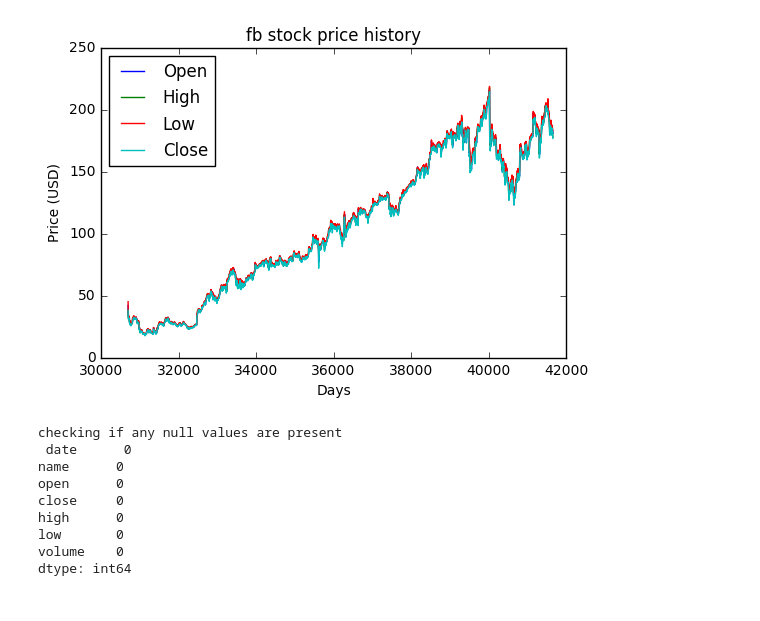
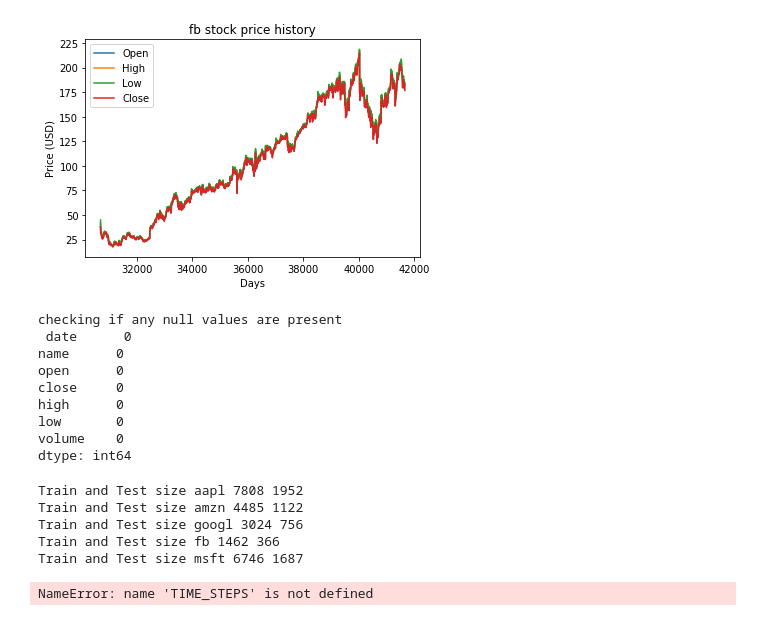
Before and after one commit to ronlaniado/HackBU2020, a Jupyter notebook: Model.ipynb, the cells around one changed output. Cells and saved outputs as stored; diff of their text form; code cells hidden in the pictures.

Commit message:
some changes to the model and the datasets used

```diff
--- a/Model.ipynb
+++ b/Model.ipynb
@@ -1,9 +1,8 @@
 # %%
 import os
 import pandas as pd
-df_stocks = pd.read_csv("big_five_stocks.csv", engine='python').query('name != "^IXIC"')
-df_stocks.query('name == "AAPL"')
-df_msft = df_stocks.query('name == "MSFT"')
-df_fb = df_stocks.query('name == "FB"')
-df_googl = df_stocks.query('name == "GOOGL"')
-df_amzn = df_stocks.query('name == "AMZN"')
+df_aapl = pd.read_csv("AAPL.csv", engine='python')
+df_msft = pd.read_csv("MSFT.csv", engine='python')
+df_fb = pd.read_csv("FB.csv", engine='python')
+df_googl = pd.read_csv("GOOGL.csv", engine='python')
+df_amzn = pd.read_csv("AMZN.csv", engine='python')
@@ -101,17 +98,17 @@ volume    0
 dtype: int64
 # %%
-plt.plot(df_fb["open"])
-plt.plot(df_fb["close"])
-plt.plot(df_fb["high"])
-plt.plot(df_fb["low"])
+plt.plot(df_fb["Open"])
+plt.plot(df_fb["Close"])
+plt.plot(df_fb["High"])
+plt.plot(df_fb["Low"])
 plt.title('fb stock price history')
 plt.ylabel('Price (USD)')
 plt.xlabel('Days')
 plt.legend(['Open','High','Low','Close'], loc='upper left')
 plt.show()
 print("checking if any null values are present\n", df_fb.isnull().sum())
 # %% [output]
-[figure, old version]
+[figure, new version]
 checking if any null values are present
  date      0
 name      0
@@ -122,37 +119,53 @@ low       0
 volume    0
 dtype: int64
 # %%
-from sklearn.prepocessing import MinMaxScaler
+from sklearn.preprocessing import MinMaxScaler
 from sklearn.model_selection import train_test_split
+try:  # SciPy >= 0.19
+    from scipy.special import comb, logsumexp
+except ImportError:
+    from scipy.misc import comb, logsumexp  # noq
 
-train_cols = ["open","close","high","low",,"volume"]
+train_cols = ["Open","Close","High","Low","Volume"]
 min_max_scaler = MinMaxScaler()
+
+#Prepocessing for aapl
 df_train_aapl, df_test_aapl = train_test_split(df_aapl, train_size=0.8, test_size=0.2, shuffle=False)
 print("Train and Test size aapl", len(df_train_aapl), len(df_test_aapl))
 x_aapl = df_train_aapl.loc[:,train_cols]
 x_train_aapl = min_max_scaler.fit_transform(x_aapl)
 x_test_aapl = min_max_scaler.transform(df_test_aapl.loc[:,train_cols])
+
+#Prepocessing for amzn
 df_train_amzn, df_test_amzn = train_test_split(df_amzn, train_size=0.8, test_size=0.2, shuffle=False)
 print("Train and Test size amzn", len(df_train_amzn), len(df_test_amzn))
 x_amzn = df_train_amzn.loc[:,train_cols]
 x_train_amzn = min_max_scaler.fit_transform(x_amzn)
 x_test_amzn = min_max_scaler.transform(df_test_amzn.loc[:,train_cols])
+
+#Prepocessing for googl
 df_train_googl, df_test_googl = train_test_split(df_googl, train_size=0.8, test_size=0.2, shuffle=False)
 print("Train and Test size googl", len(df_train_googl), len(df_test_googl))
 x_googl = df_train_googl.loc[:,train_cols]
 x_train_googl = min_max_scaler.fit_transform(x_googl)
 x_test_googl = min_max_scaler.transform(df_test_googl.loc[:,train_cols])
+
+#Prepocessing for fb
 df_train_fb, df_test_fb = train_test_split(df_fb, train_size=0.8, test_size=0.2, shuffle=False)
 print("Train and Test size fb", len(df_train_fb), len(df_test_fb))
-
-
 x_fb = df_train_fb.loc[:,train_cols]
 x_train_fb = min_max_scaler.fit_transform(x_fb)
 x_test_fb = min_max_scaler.transform(df_test_fb.loc[:,train_cols])
-df_train_msft, df_test_msft = train_test_split(df_msft, train_size=0.8, test_size=0.2, shuffle=False)
-print("Train and Test size", len(df_train_msft), len(df_test_msft))
 
 #Prepocessing for msft
+df_train_msft, df_test_msft = train_test_split(df_msft, train_size=0.8, test_size=0.2, shuffle=False)
+print("Train and Test size msft", len(df_train_msft), len(df_test_msft))
 x_msft = df_train_msft.loc[:,train_cols]
 x_train_msft = min_max_scaler.fit_transform(x_msft)
 x_test_msft = min_max_scaler.transform(df_test_msft.loc[:,train_cols])
+# %% [output]
+Train and Test size aapl 7808 1952
+Train and Test size amzn 4485 1122
+Train and Test size googl 3024 756
+Train and Test size fb 1462 366
+Train and Test size msft 6746 1687
@@ -158,0 +199,10 @@ x_test_msft = min_max_scaler.transform(df_test_msft.loc[:,train_cols])
+# %%
+#Forming training, validation, and test datasets for aapl
+x_t_aapl, y_t_aapl = build_timeseries(x_train_aapl, 3)
+x_t_aapl = trim_dataset(x_t_aapl, BATCH_SIZE)
+y_t_aapl = trim_dataset(y_t_aapl, BATCH_SIZE)
+x_temp_aapl, y_temp_aapl = build_timeseries(x_test_aapl, 3)
+x_val_aapl, x_test_t_aapl = np.split(trim_dataset(x_temp_aapl, BATCH_SIZE),2)
+y_val_aapl, y_test_t_aapl = np.split(trim_dataset(y_temp_aapl, BATCH_SIZE),2)
+# %% [output]
+NameError: name 'TIME_STEPS' is not defined
```
Also changed, not shown: parts of 8 cells of this notebook, 5 other files.
